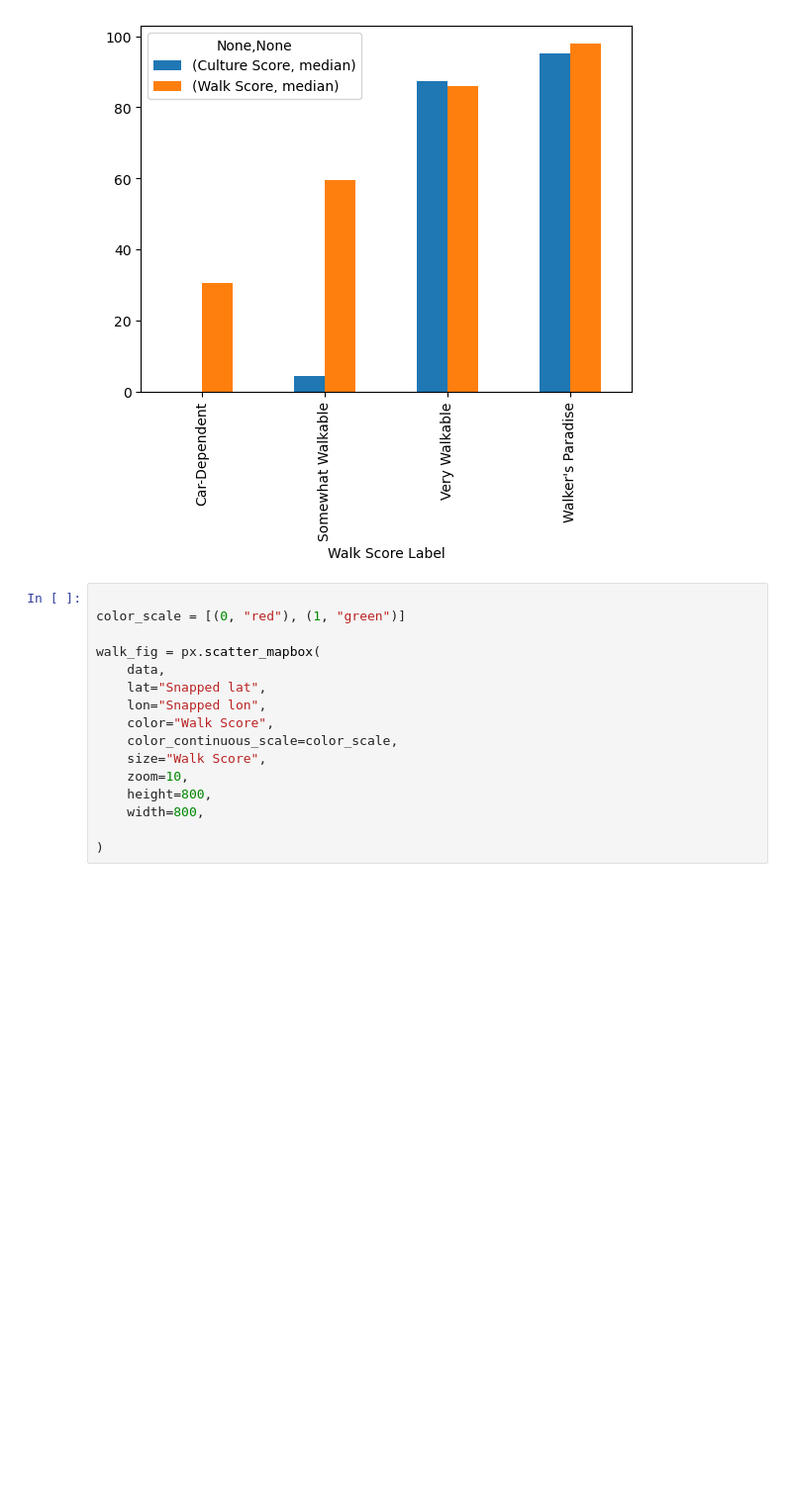
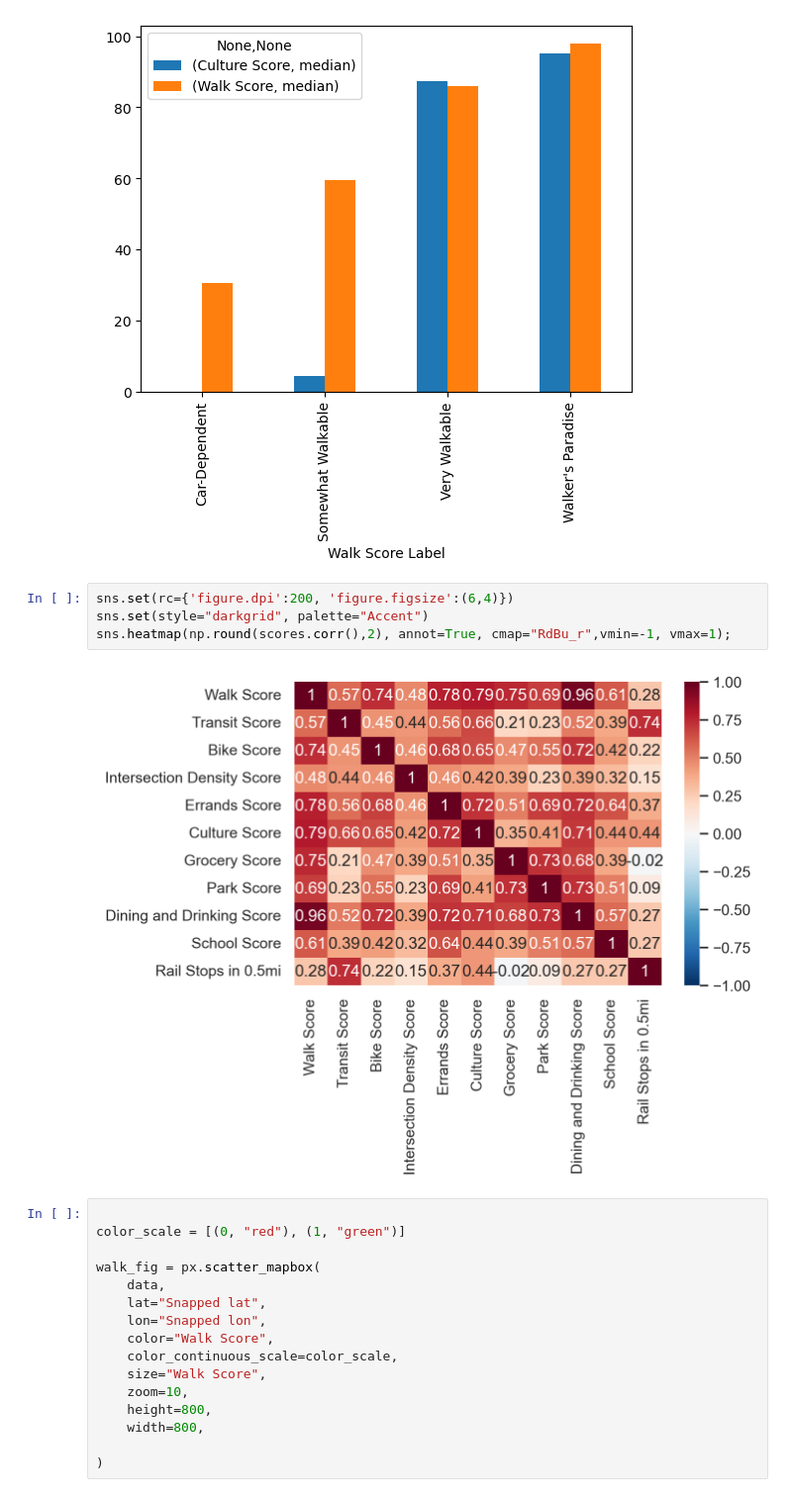
Before and after one commit to Takosaga/us_walkability, a Jupyter notebook: notebooks/mvp.ipynb, the cells around one changed output. Shown at 99% size. Drawn from its saved outputs; the diff is of its cells as text; blank space fills up the shorter version.

Commit message:
feat: added heatmap

```diff
--- a/notebooks/mvp.ipynb
+++ b/notebooks/mvp.ipynb
@@ -93,6 +95,12 @@ Somewhat Walkable         4.475       59.5
 Very Walkable            87.340       86.0
 Walker's Paradise        95.095       98.0
 [figure]
+# %%
+sns.set(rc={'figure.dpi':200, 'figure.figsize':(6,4)})
+sns.set(style="darkgrid", palette="Accent")
+sns.heatmap(np.round(scores.corr(),2), annot=True, cmap="RdBu_r",vmin=-1, vmax=1);
+# %% [output]
+[figure, added]
 # %%
 
 color_scale = [(0, "red"), (1, "green")]
```
Also changed, not shown: parts of 1 cell of this notebook.
